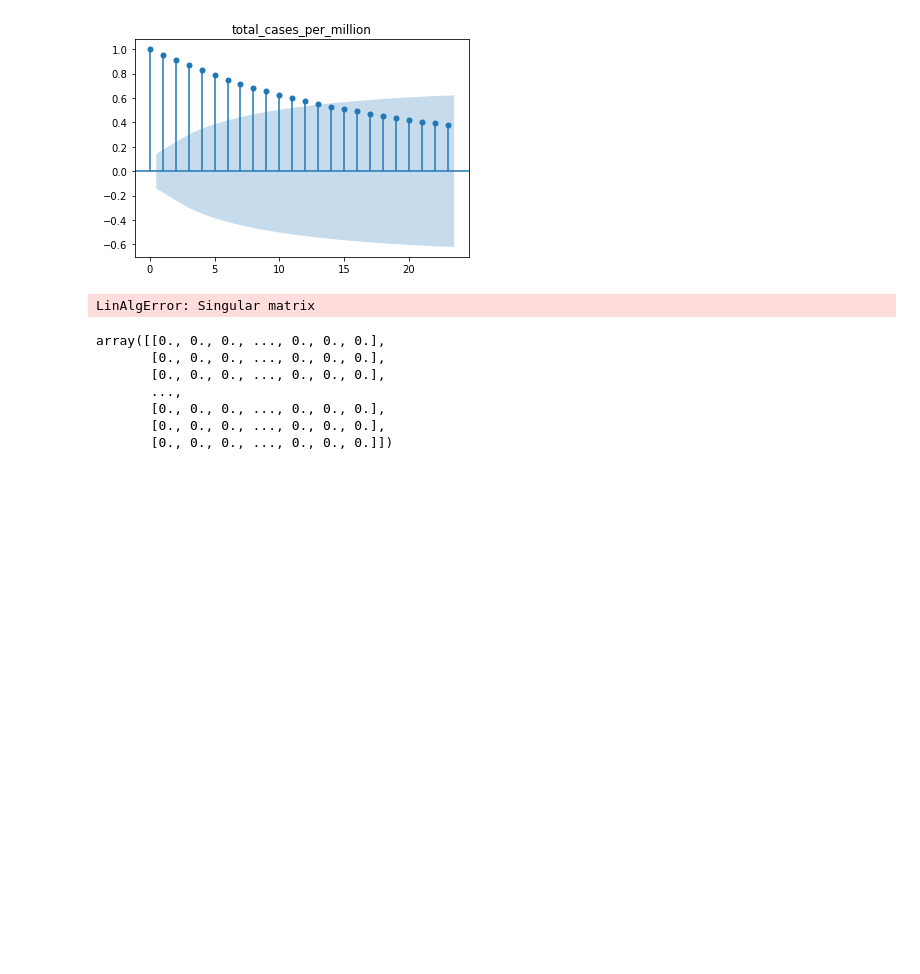
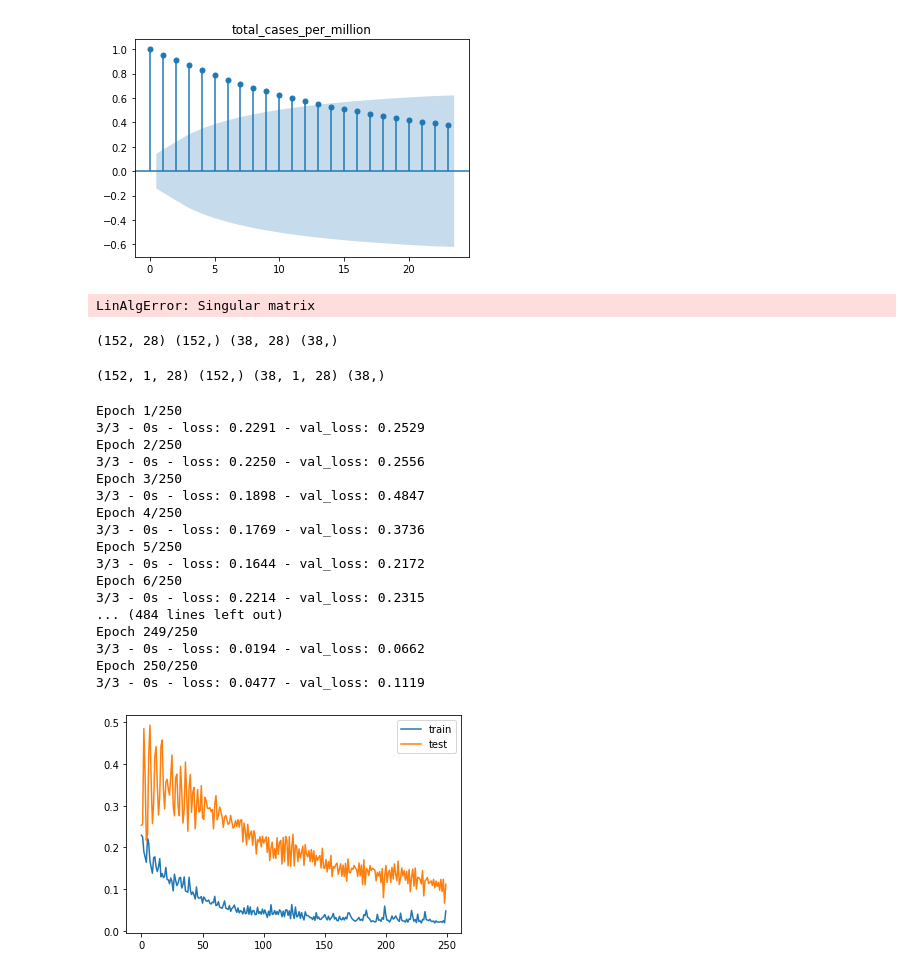
Before and after one commit to Catch-a-third-wave/capstone, a Jupyter notebook: model/first_model_attempt.ipynb, the cells around one changed output. Drawn from its saved outputs; the diff is of its cells as text; code cells hidden in the pictures; blank space fills up the shorter version.

Commit message:
a model is somehow running

```diff
--- a/model/first_model_attempt.ipynb
+++ b/model/first_model_attempt.ipynb
@@ -134,27 +142,56 @@ df_deu_scaled = scaler.fit_transform(df_deu_values)
-# %%
-df_deu_scaled
-# %% [output]
-array([[0., 0., 0., ..., 0., 0., 0.],
-       [0., 0., 0., ..., 0., 0., 0.],
-       [0., 0., 0., ..., 0., 0., 0.],
-       ...,
-       [0., 0., 0., ..., 0., 0., 0.],
-       [0., 0., 0., ..., 0., 0., 0.],
-       [0., 0., 0., ..., 0., 0., 0.]])
+# %%
+#divide the data into train and test data
+train_size = int(len(df_deu) * 0.80)
+test_size = len(df_deu) - train_size
+train, test = df_deu[0:train_size], df_deu[train_size:len(df_deu)]
+# %%
+#index the data into dependent and independent variables
+train_X, train_y = train.drop("total_cases_per_million", axis=1), train["total_cases_per_million"]
+test_X, test_y =  test.drop("total_cases_per_million", axis=1), test["total_cases_per_million"]
+print(train_X.shape, train_y.shape, test_X.shape, test_y.shape)
+# %% [output]
+(152, 28) (152,) (38, 28) (38,)
+# %%
+train_X = train_X.values
+train_y = train_y.values
+test_X = test_X.values
+test_y = test_y.values
 # %%
-
-
-#divide the data into train and test data
-train_size = int(len(dataset) * 0.80)
-test_size = len(dataset) - train_size
-train, test = dataset[0:train_size,:], dataset[train_size:len(dataset),:]
-
-#index the data into dependent and independent variables
-train_X, train_y = train[:, :-1], train[:, -1]
-test_X, test_y = test[:, :-1], test[:, -1]
-print(train_X.shape, train_y.shape, test_X.shape, test_y.shape)
-
 #convert data into suitable dimension for using it as input in LSTM network
 train_X = train_X.reshape((train_X.shape[0], 1, train_X.shape[1]))
 test_X = test_X.reshape((test_X.shape[0], 1, test_X.shape[1]))
 print(train_X.shape, train_y.shape, test_X.shape, test_y.shape)
+# %% [output]
+(152, 1, 28) (152,) (38, 1, 28) (38,)
+# %%
+model = Sequential()
+model.add(LSTM(250, input_shape=(train_X.shape[1], train_X.shape[2])))
+model.add(Dropout(0.2))
+model.add(Dense(1))
+model.compile(loss='mae', optimizer='adam')
+
+history = model.fit(train_X, train_y, epochs=250, batch_size=72, validation_data=(test_X, test_y), verbose=2, shuffle=False)
+
+plt.plot(history.history['loss'], label='train')
+plt.plot(history.history['val_loss'], label='test')
+plt.legend()
+plt.show()
+# %% [output]
+Epoch 1/250
+3/3 - 0s - loss: 0.2291 - val_loss: 0.2529
+Epoch 2/250
+3/3 - 0s - loss: 0.2250 - val_loss: 0.2556
+Epoch 3/250
+3/3 - 0s - loss: 0.1898 - val_loss: 0.4847
+Epoch 4/250
+3/3 - 0s - loss: 0.1769 - val_loss: 0.3736
+Epoch 5/250
+3/3 - 0s - loss: 0.1644 - val_loss: 0.2172
+Epoch 6/250
+3/3 - 0s - loss: 0.2214 - val_loss: 0.2315
+... (484 lines left out)
+Epoch 249/250
+3/3 - 0s - loss: 0.0194 - val_loss: 0.0662
+Epoch 250/250
+3/3 - 0s - loss: 0.0477 - val_loss: 0.1119
+[figure, added]
```
Also changed, not shown: parts of 3 cells of this notebook.
